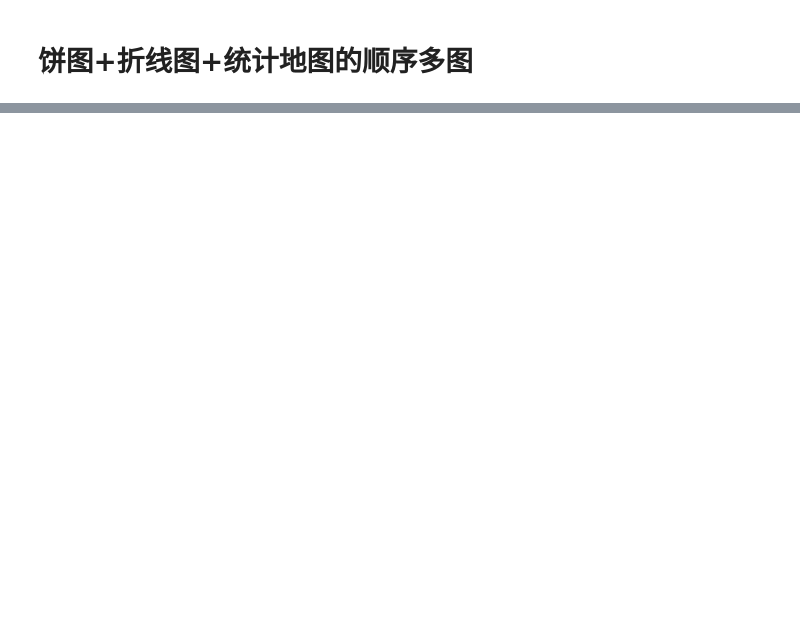
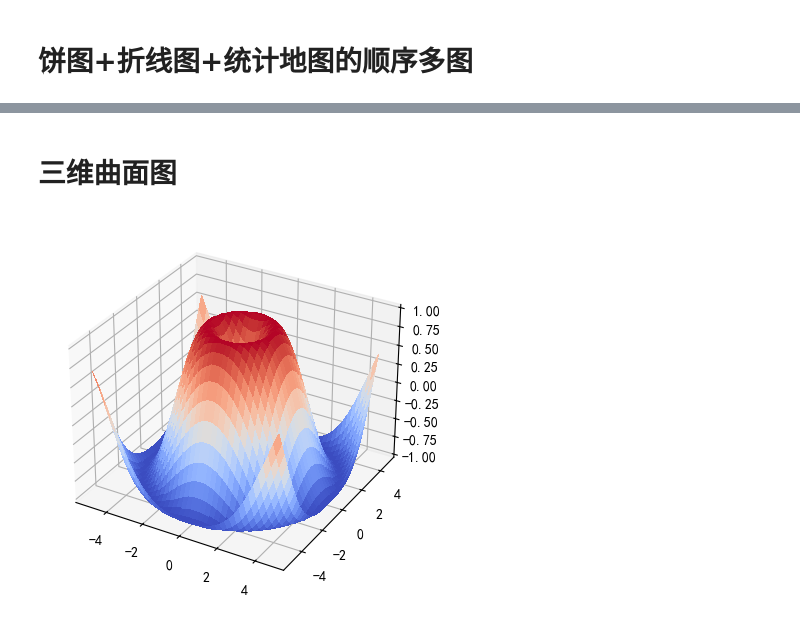
Before and after one commit to Duringlin03/coding-notes, a Jupyter notebook: python/数据可视化/notebook.ipynb, the cells around one changed output, grey strips where cells are left out. Saved outputs shown, nothing was run; the diff lists cells and outputs as text; code cells hidden in the pictures; blank space fills up the shorter version.

```diff
--- a/python/数据可视化/notebook.ipynb
+++ b/python/数据可视化/notebook.ipynb
@@ -1098,0 +1177,26 @@ page.render()
+# %% [markdown]
+# 三维曲面图
+# %%
+import numpy as np
+import matplotlib.pyplot as plt
+from matplotlib import cm
+from mpl_toolkits.mplot3d import Axes3D
+plt.rcParams['font.sans-serif'] = ['SimHei']
+plt.rcParams['axes.unicode_minus'] = False
+#从 -5 到 4.75，每隔 0.25 取一个数” → 得到一维数组
+x1 = np.arange(-5, 5, 0.25)
+y1 = np.arange(-5, 5, 0.25)
+#使用meshgrid函数将 x1 和 y1 从一维数组转换为二维网格矩阵。转换后，x1和y1的形状相同，每个位置(i,j)分别对应网格中的 x 坐标和 y 坐标，形成平面上的网格点集合。
+x1, y1 = np.meshgrid(x1, y1)
+r1 = np.sqrt(x1**2 + y1**2)
+#距离原点越远，z 值按正弦规律波动
+z1 = np.sin(r1)
+# 创建3D坐标系
+fig = plt.figure()
+ax_3d = fig.add_subplot(projection='3d')
+# 绘制三维曲面图，指定使用冷暖色映射（蓝色到红色）表示 z 值的高低
+#antialiased=False关闭抗锯齿，使曲面显示更清晰（尤其在高分辨率下）
+ax_3d.plot_surface(x1,y1,z1,cmap=cm.coolwarm,linewidth=0,antialiased=False)
+plt.show()
+# %% [output]
+[figure, added]
```
Also changed, not shown: parts of 28 cells of this notebook.
